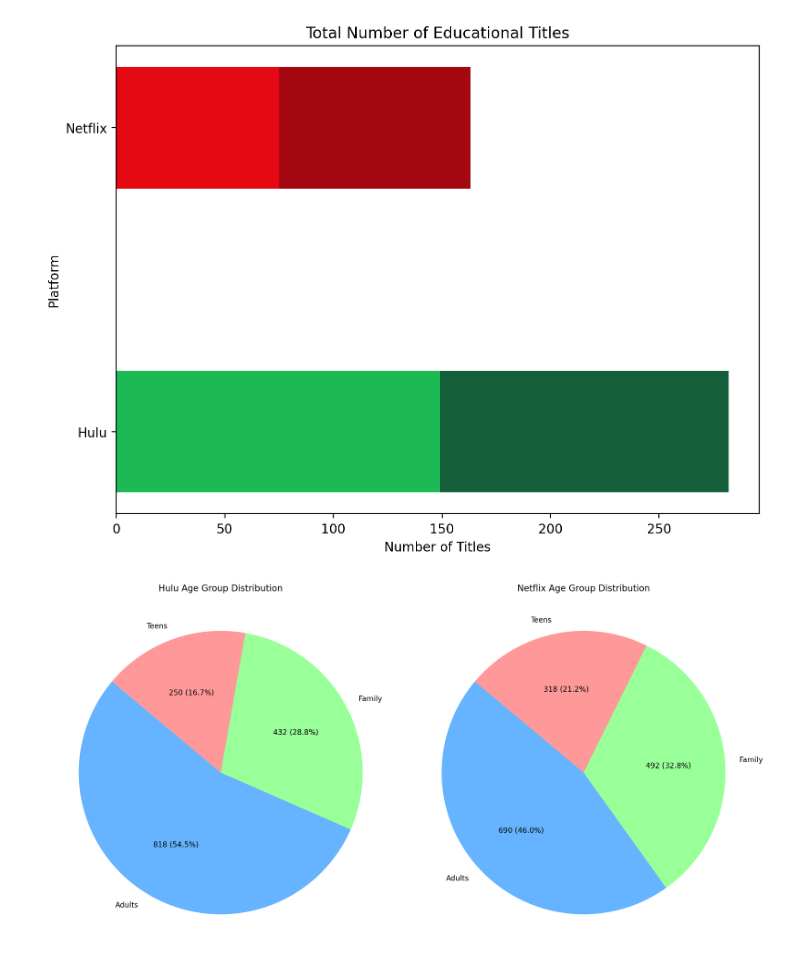
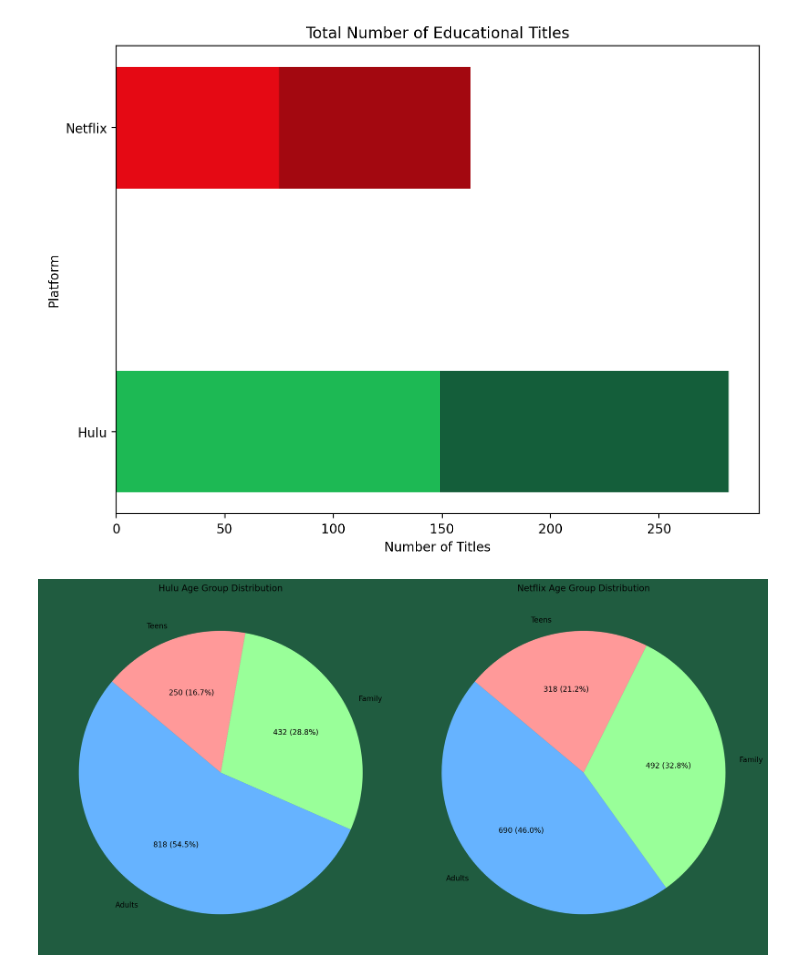
Before and after one commit to P-Panda1/msds593_group32, a Jupyter notebook: graphs1.ipynb, the cells around one changed output. Saved outputs shown, nothing was run; the diff lists cells and outputs as text; code cells hidden in the pictures.

```diff
--- a/graphs1.ipynb
+++ b/graphs1.ipynb
@@ -142,3 +142,19 @@ plt.show()
+# %%
+def inCheck(checklist, lst):
+    if isinstance(lst, float):
+        return False
+    if isinstance(lst, type):
+        return False
+    for i in checklist:
+        if i in lst:
+            return True
+    return False
+
+IntChecklist = dfDocChecklist['Hulu'].dropna().tolist()
+
+
+dfHulu_int= dfHulu1500[[inCheck(IntChecklist, i) for i in dfHulu1500["listed_in"]]]
+dfNetflix_int = dfNetflix1500[[inCheck(IntChecklist, i) for i in dfNetflix1500["listed_in"]]]
 # %%
 hulu_international_count = hulu_country_counts.sum()
 netflix_international_count = netflix_country_counts.sum()
@@ -242,31 +258,33 @@ def classify_age_group(rating):
     else:
         return 'Adults'
 
 dfHulu1500['Age_group'] = dfHulu1500['rating'].apply(classify_age_group)
 dfNetflix1500['Age_group'] = dfNetflix1500['rating'].apply(classify_age_group)
 
 hulu_age_group_counts = dfHulu1500['Age_group'].value_counts()
 netflix_age_group_counts = dfNetflix1500['Age_group'].value_counts()
 
 fig, axes = plt.subplots(1, 2, figsize=(14, 7))
 
 hulu_pie, hulu_texts, hulu_autotexts = axes[0].pie(
     hulu_age_group_counts, labels=hulu_age_group_counts.index, autopct='%1.1f%%', startangle=140, colors=['#66b3ff','#99ff99','#ff9999']
 )
 axes[0].set_title('Hulu Age Group Distribution')
 
 for i, txt in enumerate(hulu_autotexts):
     txt.set_text(f"{hulu_age_group_counts[i]} ({txt.get_text()})")
 
 netflix_pie, netflix_texts, netflix_autotexts = axes[1].pie(
     netflix_age_group_counts, labels=netflix_age_group_counts.index, autopct='%1.1f%%', startangle=140, colors=['#66b3ff','#99ff99','#ff9999']
 )
 axes[1].set_title('Netflix Age Group Distribution')
 
 for i, txt in enumerate(netflix_autotexts):
     txt.set_text(f"{netflix_age_group_counts[i]} ({txt.get_text()})")
 
+fig.patch.set_facecolor('#205c40')
+
 plt.tight_layout()
 plt.show()
 # %% [output]
-[figure, old version]
+[figure, new version]
```
Also changed, not shown: parts of 4 cells of this notebook.
